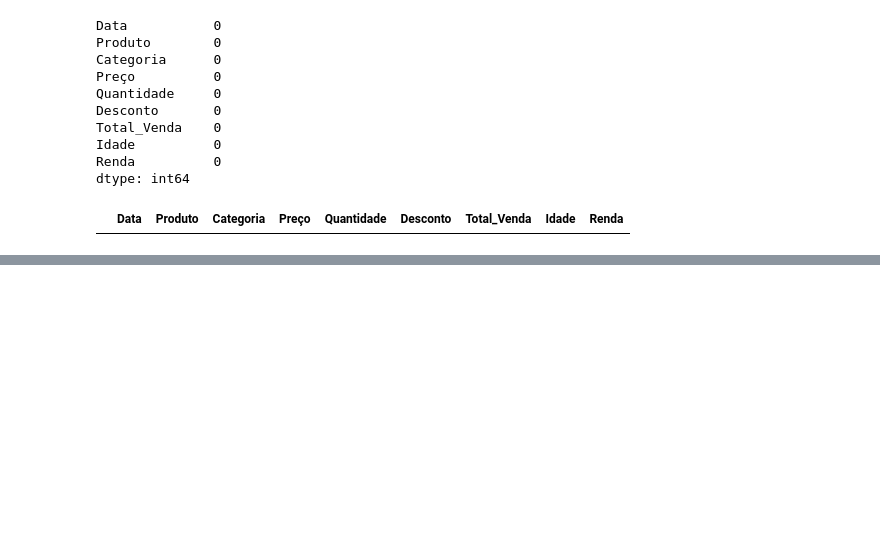
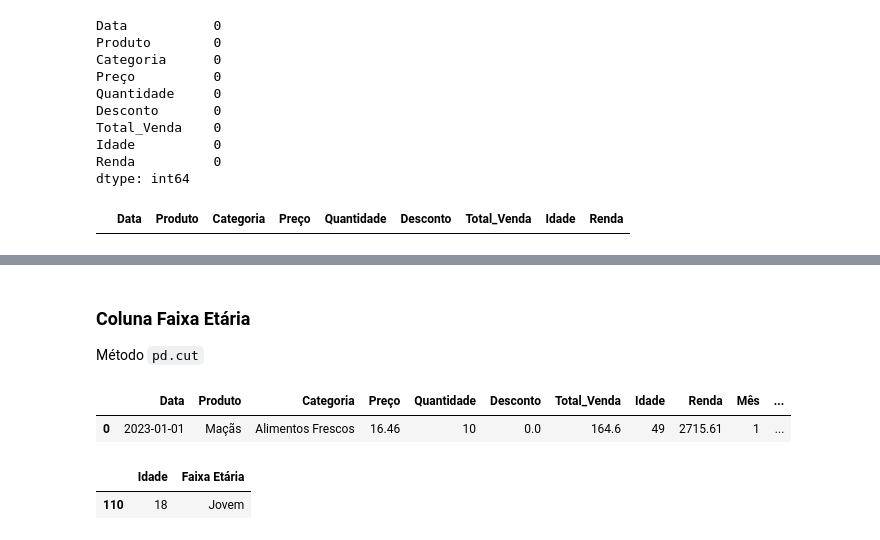
Before and after one commit to felipealbanez/Estudos, a Jupyter notebook: CAIXA_Verso/Módulo 02 - Análise Exploratória de Dados/Projeto_Final_AED.ipynb, the cells around one changed output, grey strips where cells are left out. Drawn from its saved outputs; the diff is of its cells as text; code cells hidden in the pictures; blank space fills up the shorter version.

```diff
--- a/CAIXA_Verso/Módulo 02 - Análise Exploratória de Dados/Projeto_Final_AED.ipynb
+++ b/CAIXA_Verso/Módulo 02 - Análise Exploratória de Dados/Projeto_Final_AED.ipynb
@@ -252,0 +284,26 @@ df_vendas[df_vendas.isna().any(axis=1)]
+# %% [markdown]
+### Coluna Faixa Etária
+Método `pd.cut`
+# %%
+# lista de números indicando onde cada faixa começa e termina
+# Por padrão, o pd.cut() inclui o número do lado direito e exclui o do lado esquerdo (vazio, inclui].
+# Por isso, no código acima, usamos o limite inicial como 17, assim o Pandas garante que quem tem 18 anos
+# cravados entrará perfeitamente na categoria 'jovem'.
+idade_limite = [17, 35, 59, 150]
+
+# lista com os nomes textuais de cada categoria
+categoria = ['Jovem', 'Adulto', 'Idoso']
+
+# cria nova coluna
+df_vendas['Faixa Etária'] = pd.cut(df_vendas['Idade'], bins = idade_limite, labels = categoria)
+
+display(df_vendas.head(1))
+# %% [output]
+|  | Data | Produto | Categoria | Preço | Quantidade | Desconto | Total_Venda | Idade | Renda | Mês | ... |
+| 0 | 2023-01-01 | Maçãs | Alimentos Frescos | 16.46 | 10 | 0.0 | 164.6 | 49 | 2715.61 | 1 | ... |
+# %%
+# confirmaçao se a categorização deu certo
+display(df_vendas.loc[(df_vendas['Idade'] == 18), ['Idade', 'Faixa Etária']].head(1))
+# %% [output]
+|  | Idade | Faixa Etária |
+| 110 | 18 | Jovem |
```
Also changed, not shown: parts of 7 cells of this notebook.
